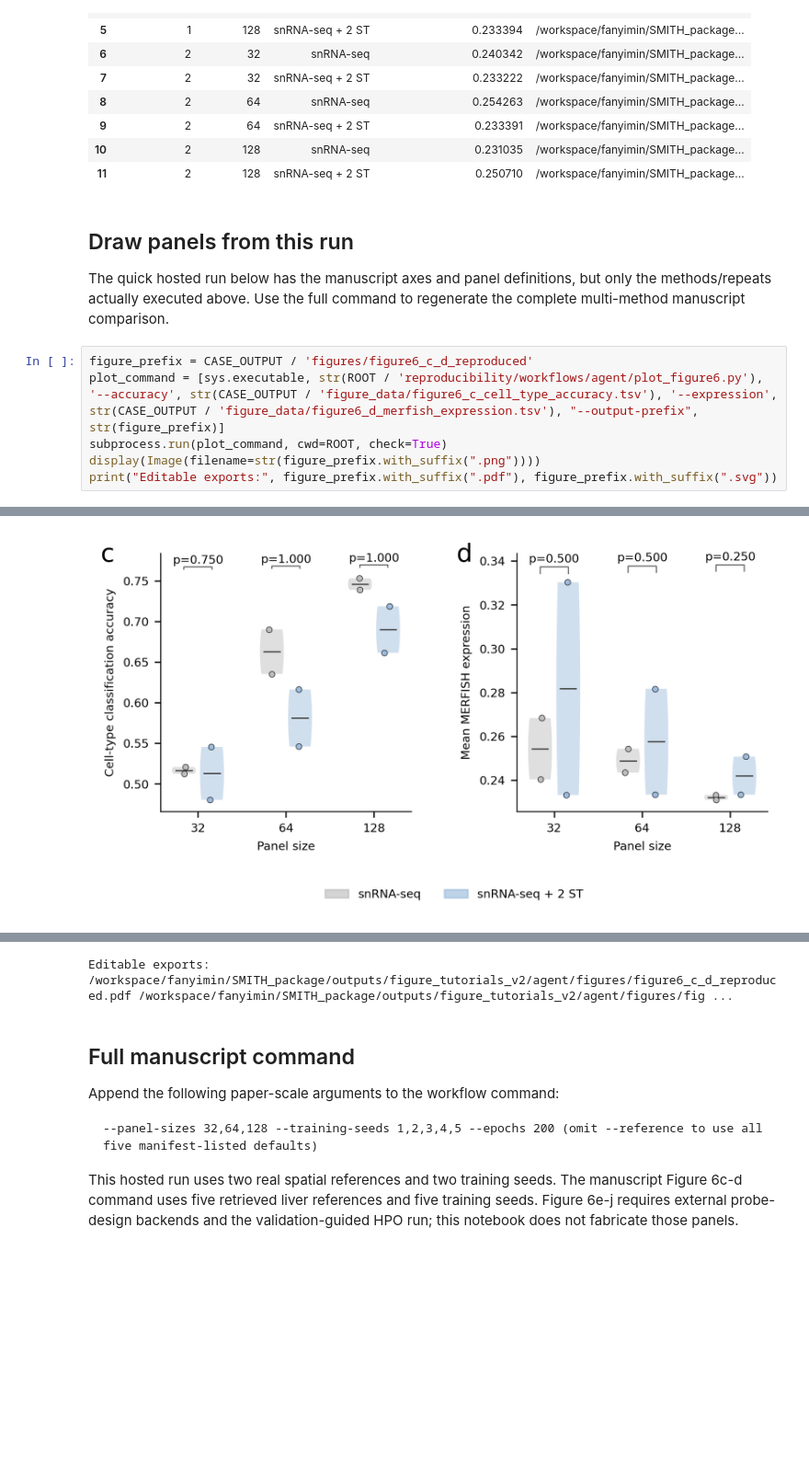
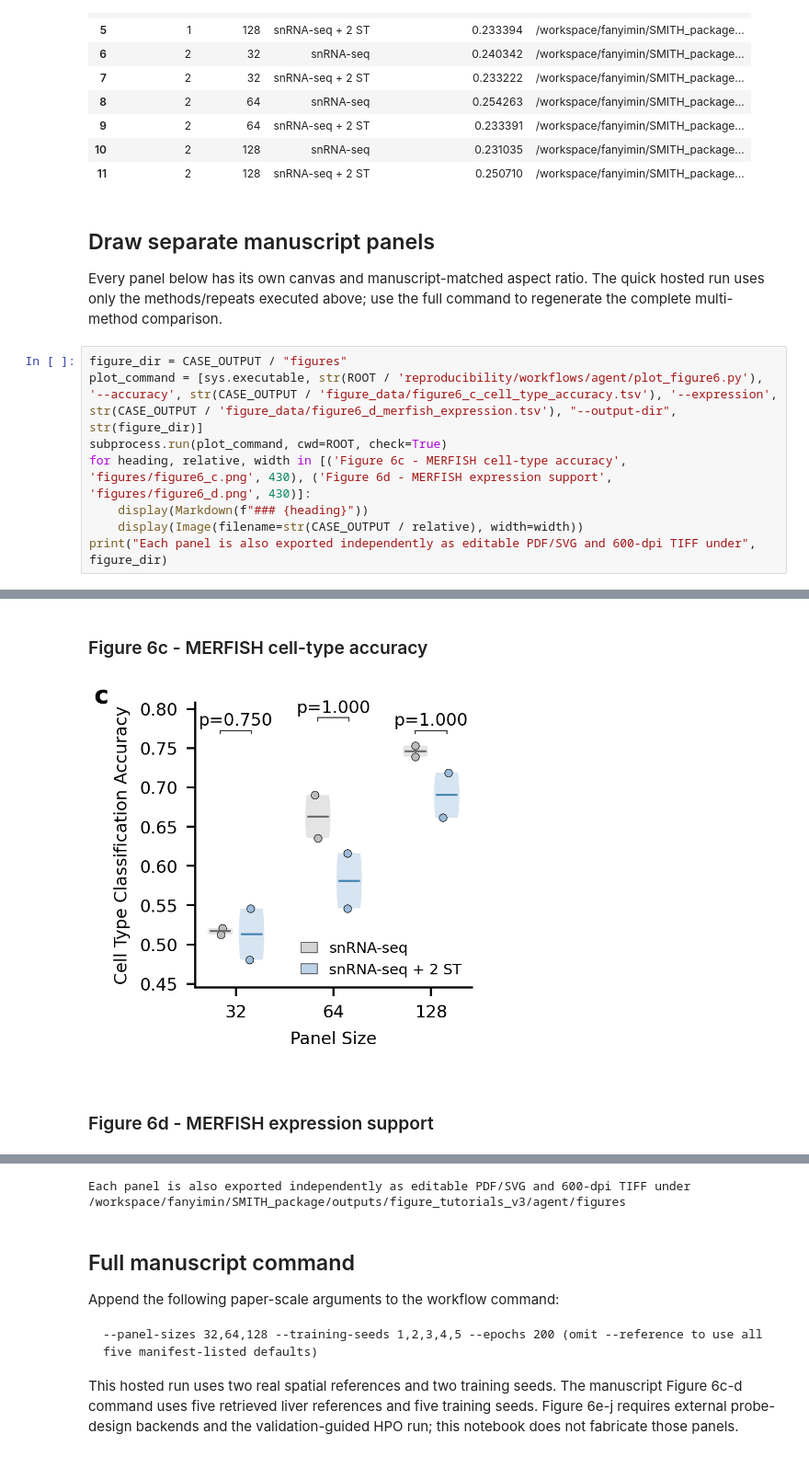
Before and after one commit to fym0503/SMITH, a Jupyter notebook: docs/source/tutorials/notebooks/agent_section/05_SMITH_Agent_Evaluation_executed.ipynb, the cells around one changed output, grey strips where cells are left out. Shown at 92% size. Cells and saved outputs as stored; diff of their text form; blank space fills up the shorter version.

Commit message:
Export tutorial figures as manuscript panels

```diff
--- a/docs/source/tutorials/notebooks/agent_section/05_SMITH_Agent_Evaluation_executed.ipynb
+++ b/docs/source/tutorials/notebooks/agent_section/05_SMITH_Agent_Evaluation_executed.ipynb
@@ -98,14 +98,16 @@ figure_data/figure6_d_merfish_expression.tsv
 | 10 | 2 | 128 | snRNA-seq | 0.231035 | /workspace/fanyimin/SMITH_package... |
 | 11 | 2 | 128 | snRNA-seq + 2 ST | 0.250710 | /workspace/fanyimin/SMITH_package... |
 # %% [markdown]
-## Draw panels from this run
+## Draw separate manuscript panels
 
-The quick hosted run below has the manuscript axes and panel definitions, but only the methods/repeats actually executed above. Use the full command to regenerate the complete multi-method manuscript comparison.
+Every panel below has its own canvas and manuscript-matched aspect ratio. The quick hosted run uses only the methods/repeats executed above; use the full command to regenerate the complete multi-method comparison.
 # %%
-figure_prefix = CASE_OUTPUT / 'figures/figure6_c_d_reproduced'
-plot_command = [sys.executable, str(ROOT / 'reproducibility/workflows/agent/plot_figure6.py'), '--accuracy', str(CASE_OUTPUT / 'figure_data/figure6_c_cell_type_accuracy.tsv'), '--expression', str(CASE_OUTPUT / 'figure_data/figure6_d_merfish_expression.tsv'), "--output-prefix", str(figure_prefix)]
+figure_dir = CASE_OUTPUT / "figures"
+plot_command = [sys.executable, str(ROOT / 'reproducibility/workflows/agent/plot_figure6.py'), '--accuracy', str(CASE_OUTPUT / 'figure_data/figure6_c_cell_type_accuracy.tsv'), '--expression', str(CASE_OUTPUT / 'figure_data/figure6_d_merfish_expression.tsv'), "--output-dir", str(figure_dir)]
 subprocess.run(plot_command, cwd=ROOT, check=True)
-display(Image(filename=str(figure_prefix.with_suffix(".png"))))
-print("Editable exports:", figure_prefix.with_suffix(".pdf"), figure_prefix.with_suffix(".svg"))
+for heading, relative, width in [('Figure 6c - MERFISH cell-type accuracy', 'figures/figure6_c.png', 430), ('Figure 6d - MERFISH expression support', 'figures/figure6_d.png', 430)]:
+    display(Markdown(f"### {heading}"))
+    display(Image(filename=str(CASE_OUTPUT / relative), width=width))
+print("Each panel is also exported independently as editable PDF/SVG and 600-dpi TIFF under", figure_dir)
 # %% [output]
 {
@@ -115,2 +126,4 @@ print("Editable exports:", figure_prefix.with_suffix(".pdf"), figure_prefix.with
 }
+### Figure 6c - MERFISH cell-type accuracy
-[figure, old version]
+[figure, new version]
+### Figure 6d - MERFISH expression support
@@ -117,4 +131,4 @@ print("Editable exports:", figure_prefix.with_suffix(".pdf"), figure_prefix.with
-Editable exports: /workspace/fanyimin/SMITH_package/outputs/figure_tutorials_v2/agent/figures/figure6_c_d_reproduced.pdf /workspace/fanyimin/SMITH_package/outputs/figure_tutorials_v2/agent/figures/fig ...
+Each panel is also exported independently as editable PDF/SVG and 600-dpi TIFF under /workspace/fanyimin/SMITH_package/outputs/figure_tutorials_v3/agent/figures
 # %% [markdown]
 ## Full manuscript command
 
```
Also changed, not shown: parts of 2 cells of this notebook, 20 other files.
